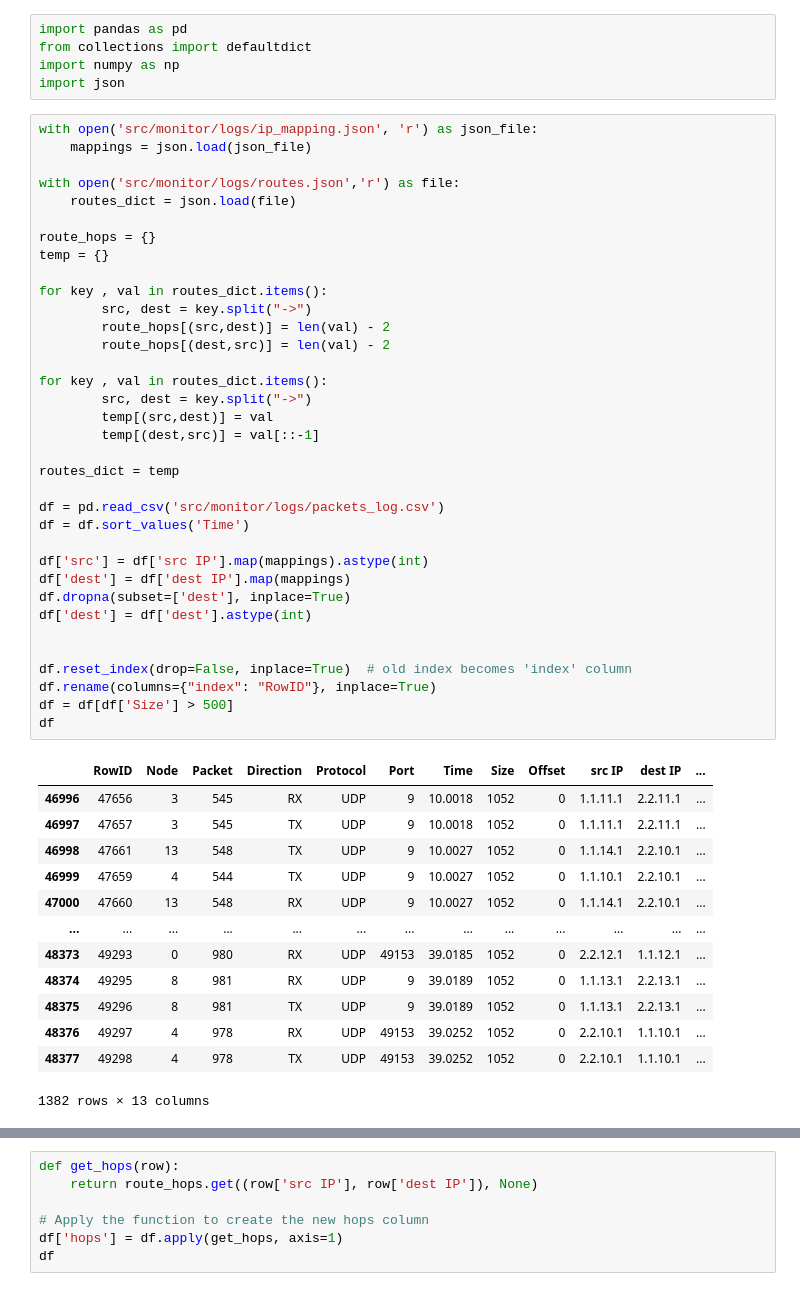
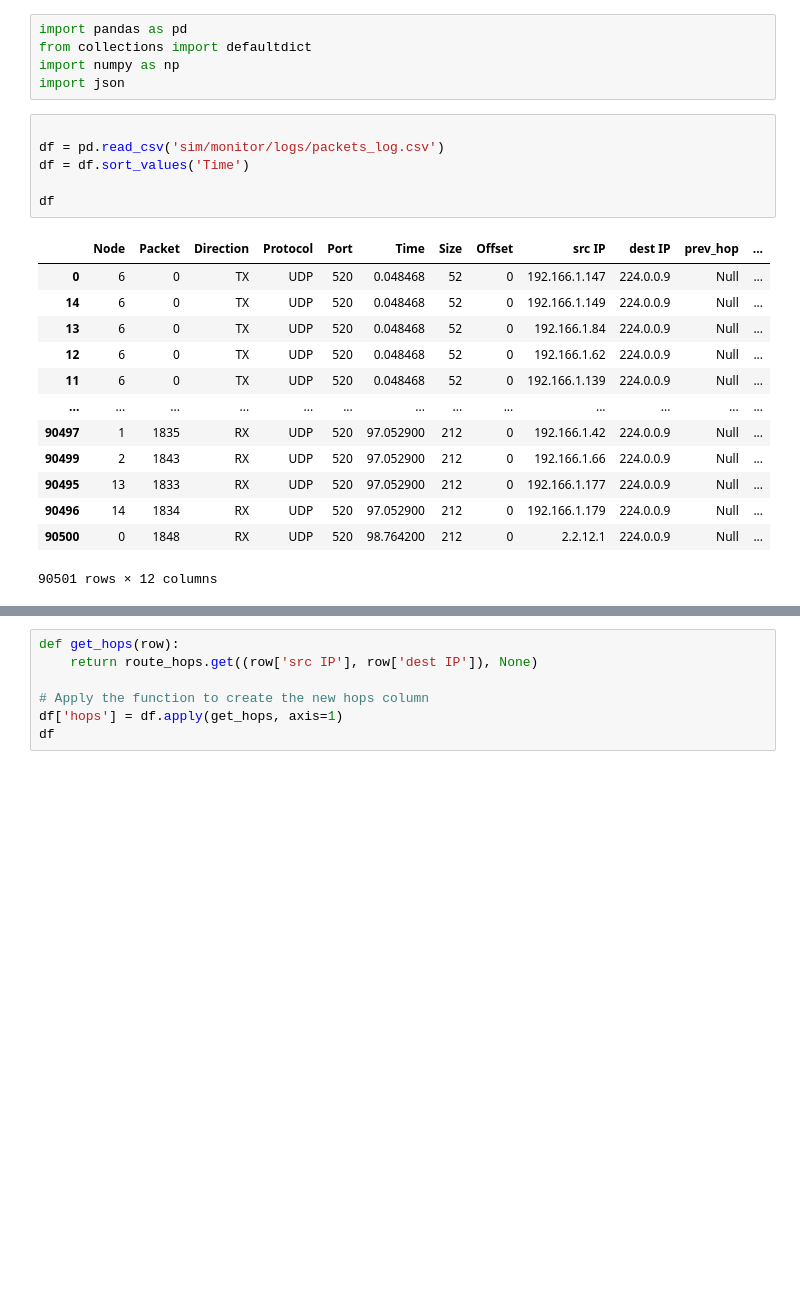
Before and after one commit to seyedAliHamedi/animated-umbrella, a Jupyter notebook: loss.ipynb, the cells around one changed output, grey strips where cells are left out. Cells and saved outputs as stored; diff of their text form; blank space fills up the shorter version.

```diff
--- a/loss.ipynb
+++ b/loss.ipynb
@@ -3,52 +3,23 @@ import pandas as pd
 from collections import defaultdict
 import numpy as np
 import json
-# %%
-with open('src/monitor/logs/ip_mapping.json', 'r') as json_file:
-    mappings = json.load(json_file)
-
-with open('src/monitor/logs/routes.json','r') as file:
-    routes_dict = json.load(file)
-
-route_hops = {}
-temp = {}
-
-for key , val in routes_dict.items():
-        src, dest = key.split("->")
-        route_hops[(src,dest)] = len(val) - 2
-        route_hops[(dest,src)] = len(val) - 2
-
-for key , val in routes_dict.items():
-        src, dest = key.split("->")
-        temp[(src,dest)] = val
-        temp[(dest,src)] = val[::-1]
-
-routes_dict = temp
-
-df = pd.read_csv('src/monitor/logs/packets_log.csv')
-df = df.sort_values('Time')
-
-df['src'] = df['src IP'].map(mappings).astype(int)
-df['dest'] = df['dest IP'].map(mappings)
-df.dropna(subset=['dest'], inplace=True)
-df['dest'] = df['dest'].astype(int)
-
-
-df.reset_index(drop=False, inplace=True)  # old index becomes 'index' column
-df.rename(columns={"index": "RowID"}, inplace=True)
-df = df[df['Size'] > 500]
-df
-# %% [output]
-|  | RowID | Node | Packet | Direction | Protocol | Port | Time | Size | Offset | src IP | dest IP | ... |
-| 46996 | 47656 | 3 | 545 | RX | UDP | 9 | 10.0018 | 1052 | 0 | 1.1.11.1 | 2.2.11.1 | ... |
-| 46997 | 47657 | 3 | 545 | TX | UDP | 9 | 10.0018 | 1052 | 0 | 1.1.11.1 | 2.2.11.1 | ... |
-| 46998 | 47661 | 13 | 548 | TX | UDP | 9 | 10.0027 | 1052 | 0 | 1.1.14.1 | 2.2.10.1 | ... |
-| 46999 | 47659 | 4 | 544 | TX | UDP | 9 | 10.0027 | 1052 | 0 | 1.1.10.1 | 2.2.10.1 | ... |
-| 47000 | 47660 | 13 | 548 | RX | UDP | 9 | 10.0027 | 1052 | 0 | 1.1.14.1 | 2.2.10.1 | ... |
-| ... | ... | ... | ... | ... | ... | ... | ... | ... | ... | ... | ... | ... |
-| 48373 | 49293 | 0 | 980 | RX | UDP | 49153 | 39.0185 | 1052 | 0 | 2.2.12.1 | 1.1.12.1 | ... |
-| 48374 | 49295 | 8 | 981 | RX | UDP | 9 | 39.0189 | 1052 | 0 | 1.1.13.1 | 2.2.13.1 | ... |
-| 48375 | 49296 | 8 | 981 | TX | UDP | 9 | 39.0189 | 1052 | 0 | 1.1.13.1 | 2.2.13.1 | ... |
-| 48376 | 49297 | 4 | 978 | RX | UDP | 49153 | 39.0252 | 1052 | 0 | 2.2.10.1 | 1.1.10.1 | ... |
-| 48377 | 49298 | 4 | 978 | TX | UDP | 49153 | 39.0252 | 1052 | 0 | 2.2.10.1 | 1.1.10.1 | ... |
-1382 rows × 13 columns
+# %%
+
+df = pd.read_csv('sim/monitor/logs/packets_log.csv')
+df = df.sort_values('Time')
+
+df
+# %% [output]
+|  | Node | Packet | Direction | Protocol | Port | Time | Size | Offset | src IP | dest IP | prev_hop | ... |
+| 0 | 6 | 0 | TX | UDP | 520 | 0.048468 | 52 | 0 | 192.166.1.147 | 224.0.0.9 | Null | ... |
+| 14 | 6 | 0 | TX | UDP | 520 | 0.048468 | 52 | 0 | 192.166.1.149 | 224.0.0.9 | Null | ... |
+| 13 | 6 | 0 | TX | UDP | 520 | 0.048468 | 52 | 0 | 192.166.1.84 | 224.0.0.9 | Null | ... |
+| 12 | 6 | 0 | TX | UDP | 520 | 0.048468 | 52 | 0 | 192.166.1.62 | 224.0.0.9 | Null | ... |
+| 11 | 6 | 0 | TX | UDP | 520 | 0.048468 | 52 | 0 | 192.166.1.139 | 224.0.0.9 | Null | ... |
+| ... | ... | ... | ... | ... | ... | ... | ... | ... | ... | ... | ... | ... |
+| 90497 | 1 | 1835 | RX | UDP | 520 | 97.052900 | 212 | 0 | 192.166.1.42 | 224.0.0.9 | Null | ... |
+| 90499 | 2 | 1843 | RX | UDP | 520 | 97.052900 | 212 | 0 | 192.166.1.66 | 224.0.0.9 | Null | ... |
+| 90495 | 13 | 1833 | RX | UDP | 520 | 97.052900 | 212 | 0 | 192.166.1.177 | 224.0.0.9 | Null | ... |
+| 90496 | 14 | 1834 | RX | UDP | 520 | 97.052900 | 212 | 0 | 192.166.1.179 | 224.0.0.9 | Null | ... |
+| 90500 | 0 | 1848 | RX | UDP | 520 | 98.764200 | 212 | 0 | 2.2.12.1 | 224.0.0.9 | Null | ... |
+90501 rows × 12 columns
```
Also changed, not shown: parts of 1 cell of this notebook, 3 other files.
